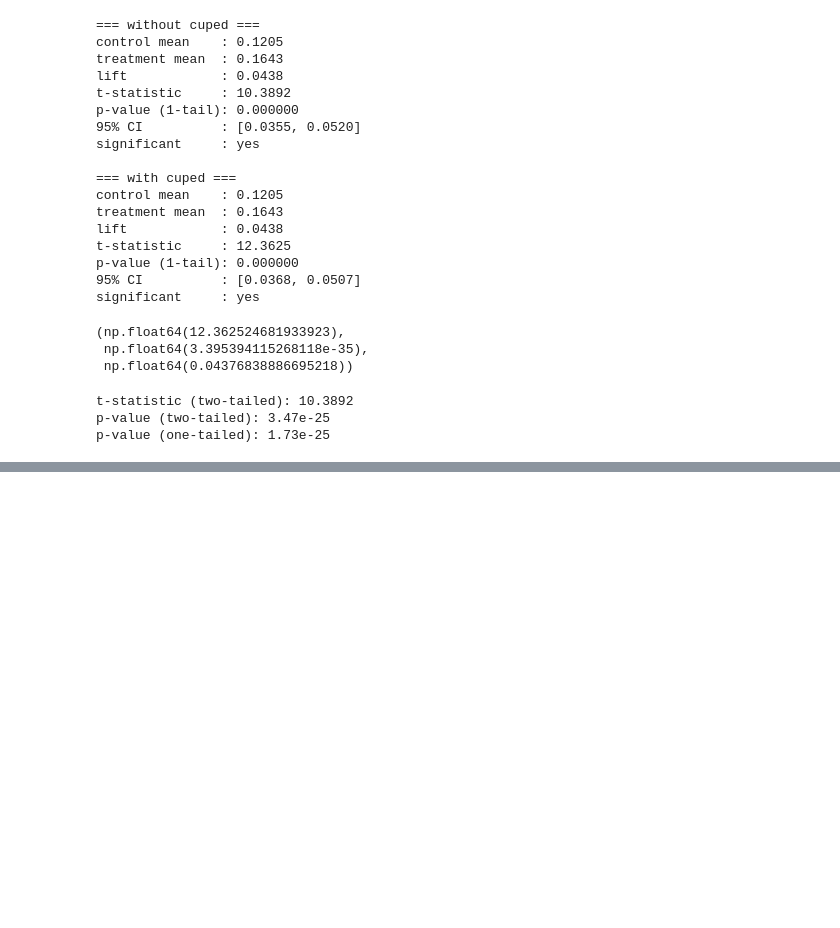
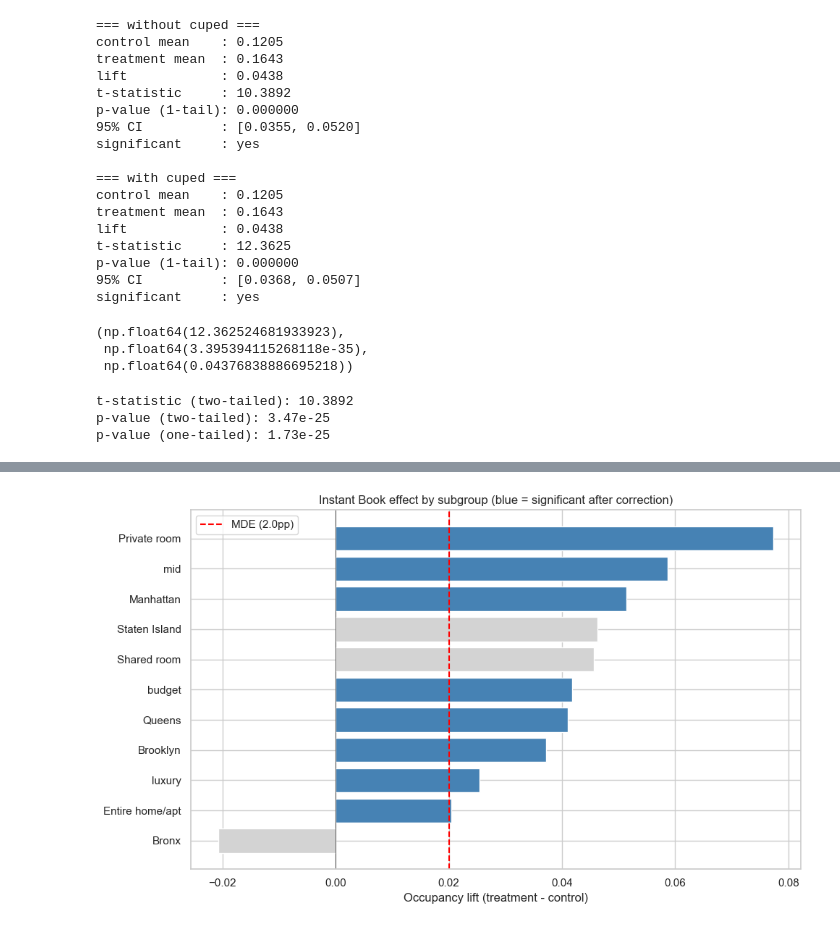
Before and after one commit to lezhangg/airbnb-marketplace-ab-test, a Jupyter notebook: notebook/03_ab_test.ipynb, the cells around one changed output, grey strips where cells are left out. Saved outputs shown, nothing was run; the diff lists cells and outputs as text; code cells hidden in the pictures; blank space fills up the shorter version.

Commit message:
notebook 3- ols check and subgroup analysis

```diff
--- a/notebook/03_ab_test.ipynb
+++ b/notebook/03_ab_test.ipynb
@@ -323,0 +486,12 @@ p-value (one-tailed): 1.73e-25
+# %%
+valid = all_results.dropna(subset=['p_value']).copy()
+
+reject, p_adjusted, _, _ = multipletests(valid['p_value'],
+                                          alpha=0.05, method='fdr_bh')
+
+valid['p_adjusted'] = p_adjusted
+valid['significant_after_correction'] = reject
+
+print(valid[['category', 'subgroup', 'control_mean', 'treatment_mean',
+             'n_control', 'n_treatment', 'lift', 'p_value', 'p_adjusted',
+             'significant_after_correction']].to_string())
@@ -323,0 +511,26 @@ p-value (one-tailed): 1.73e-25
+# %%
+fig, ax = plt.subplots(figsize=(10, 6))
+
+valid_sorted = valid.sort_values('lift')
+
+colors = ['steelblue' if sig else 'lightgray'
+
+          for sig in valid_sorted['significant_after_correction']]
+
+ax.barh(valid_sorted['subgroup'], valid_sorted['lift'], color=colors)
+
+ax.axvline(x=0.02, color='red', linestyle='--', label='MDE (2.0pp)')
+
+ax.axvline(x=0, color='black', linewidth=0.5)
+
+ax.set_xlabel('Occupancy lift (treatment - control)')
+
+ax.set_title('Instant Book effect by subgroup (blue = significant after correction)')
+
+ax.legend()
+
+plt.tight_layout()
+
+plt.show()
+# %% [output]
+[figure, added]
```
Also changed, not shown: parts of 12 cells of this notebook.
